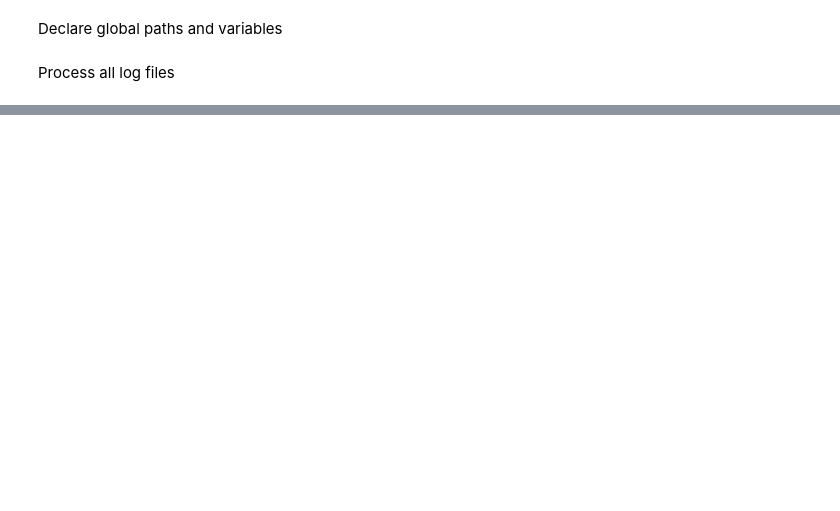
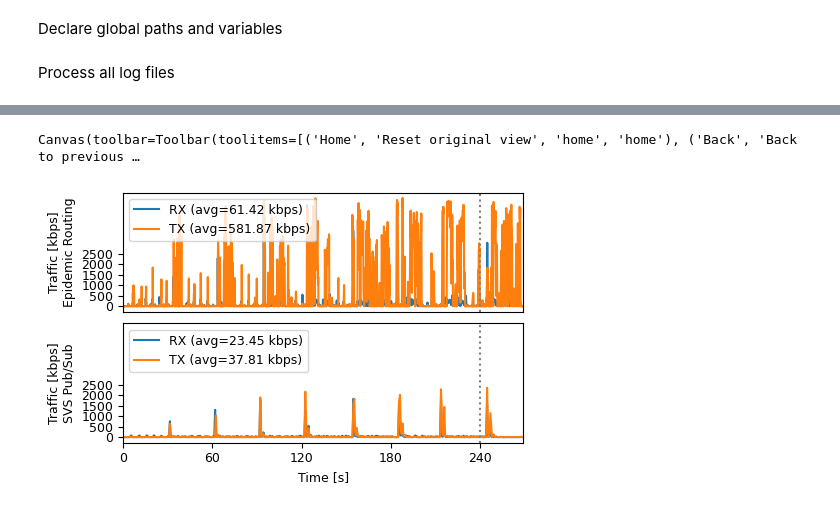
Before and after one commit to phylib/svs-pubsub-eval, a Jupyter notebook: results.ipynb, the cells around one changed output, grey strips where cells are left out. Saved outputs shown, nothing was run; the diff lists cells and outputs as text; code cells hidden in the pictures; blank space fills up the shorter version.

```diff
--- a/results.ipynb
+++ b/results.ipynb
@@ -233,0 +248,75 @@ Canvas(toolbar=Toolbar(toolitems=[('Home', 'Reset original view', 'home', 'home'
+# %%
+# Traffic comparison plot ER vs SVS
+plt.rcParams.update({'font.size': 9})
+
+twocols = 0
+if twocols:
+    fig, (ax1, ax2) = plt.subplots(1, 2, sharey=True)
+    fig.set_size_inches(4, 2)
+else:
+    fig, (ax1, ax2) = plt.subplots(2, 1, sharex=True, sharey=True)
+    fig.set_size_inches(4, 2.5)
+
+ax1.set_ylabel('Traffic [kbps]')
+if not twocols:
+    ax1.set_ylabel('Traffic [kbps]\nEpidemic Routing')
+    ax2.set_ylabel('Traffic [kbps]\nSVS Pub/Sub')
+
+
+#plot_traffic(ax1, 'unit_2_0', 'P2 U0', 24, "ip")
+#plot_traffic(ax2, 'unit_2_0', 'P2 U0', 21, "svs")
+
+# new
+#plot_traffic(ax1, 'unit_2_0', 'P2 U0', 43, "ip")
+#plot_traffic(ax2, 'unit_2_0', 'P2 U0', 38, "svs")
+# new 5nodes (44)
+#plot_traffic(ax1, 'unit_2_0', 'P2 U0', 49, "ip")
+#plot_traffic(ax2, 'unit_2_0', 'P2 U0', 50, "svs")
+plot_traffic(ax1, 'uav', 'P2 U0', 49, "ip")
+plot_traffic(ax2, 'uav', 'P2 U0', 50, "svs")
+ax1.set_yticks(np.arange(0, 2501, 500))
+#ax1.set_ylim(0, 550)
+
+
+# wifi
+#plot_traffic(ax1, 'unit_2_0', 'P2 U0', 42, "ip")
+#plot_traffic(ax2, 'unit_2_0', 'P2 U0', 42, "svs")
+#ax1.set_yticks(np.arange(0, 3001, 500))
+#ax1.set_ylim(0)
+
+if twocols:
+    ax2.tick_params(labelleft=False, left=False)
+    plt.subplots_adjust(left=0,
+                        bottom=0,
+                        right=1,
+                        top=1,
+                        wspace=0.02,
+                        hspace=0.4)
+else:
+    ax1.tick_params(labelbottom=False, bottom=False)
+    plt.subplots_adjust(left=0,
+                        bottom=0,
+                        right=1,
+                        top=1,
+                        wspace=0.02,
+                        hspace=0.10)
+
+if twocols:
+    plt.text(0.5, -0.28, "Time [s]", fontsize=9, transform=plt.gcf().transFigure, ha='center', va='center')
+    plt.text(0.75, -0.18, "SVS Pub/Sub", fontsize=9, transform=plt.gcf().transFigure, ha='center', va='center')
+    plt.text(0.25, -0.18, "Epidemic Routing", fontsize=9, transform=plt.gcf().transFigure, ha='center', va='center')
+else:
+    plt.text(0.5, -0.14, "Time [s]", fontsize=9, transform=plt.gcf().transFigure, ha='center', va='center')
+    #plt.text(0.5, -0.13, "SVS Pub/Sub", fontsize=9, transform=plt.gcf().transFigure, ha='center', va='center')
+    #plt.text(0.5, 0.50, "Epidemic Routing", fontsize=9, transform=plt.gcf().transFigure, ha='center', va='center')
+
+ax1.legend(loc='upper left')
+ax2.legend(loc='upper left')
+
+fig.savefig("traffic_comp.pdf", bbox_inches='tight', pad_inches = 0)
+
+display(fig)
+plt.close()
+# %% [output]
+Canvas(toolbar=Toolbar(toolitems=[('Home', 'Reset original view', 'home', 'home'), ('Back', 'Back to previous …
+[figure, added]
```
Also changed, not shown: parts of 8 cells of this notebook.
